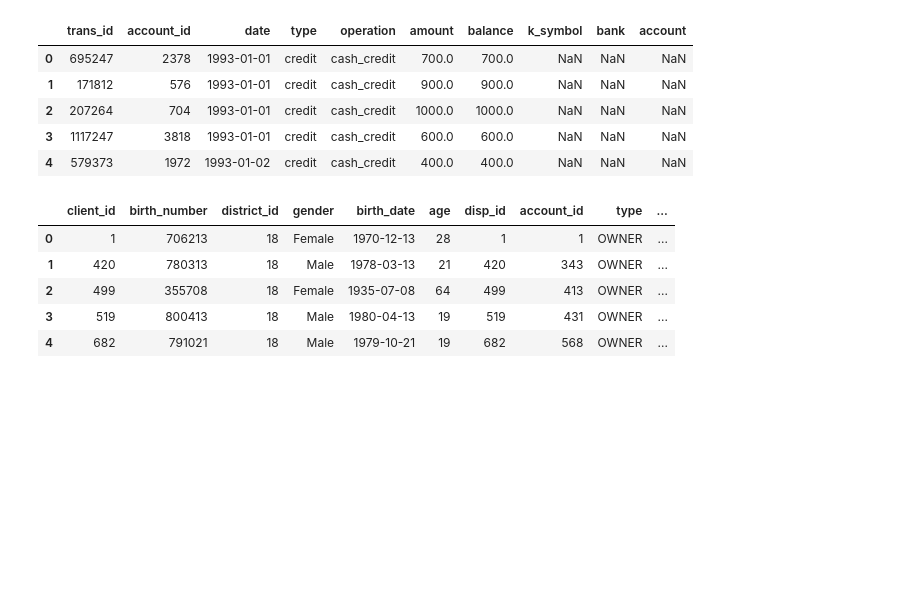
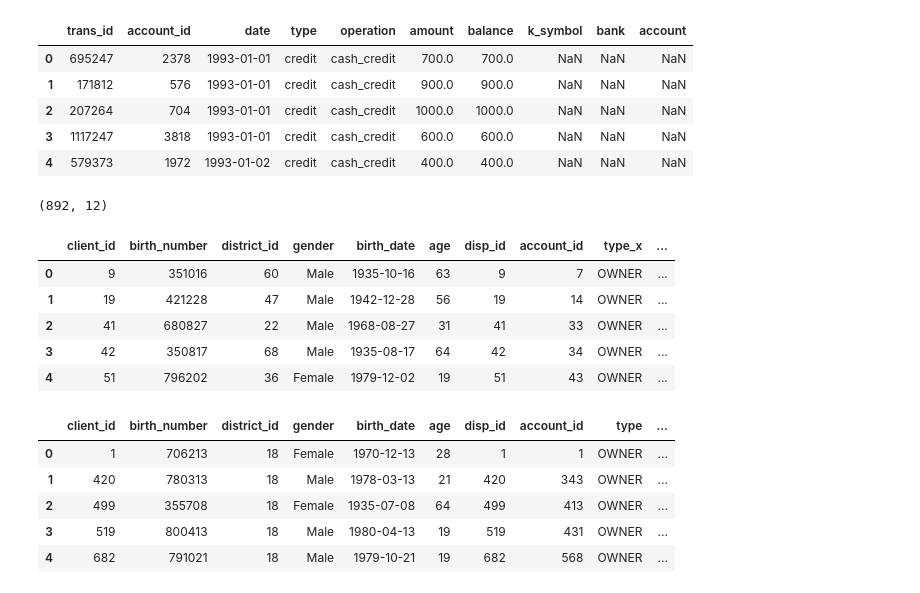
Before and after one commit to r3dlex/teachalot, a Jupyter notebook: Learning/Fgv/AplicacoesDeInteligenciaArtificial/CzechBank/Src/CzechBank.ipynb, the cells around one changed output. Cells and saved outputs as stored; diff of their text form; code cells hidden in the pictures; blank space fills up the shorter version.

```diff
--- a/Learning/Fgv/AplicacoesDeInteligenciaArtificial/CzechBank/Src/CzechBank.ipynb
+++ b/Learning/Fgv/AplicacoesDeInteligenciaArtificial/CzechBank/Src/CzechBank.ipynb
@@ -228,6 +228,18 @@ Name: operation, dtype: int64
 | 2 | 207264 | 704 | 1993-01-01 | credit | cash_credit | 1000.0 | 1000.0 | NaN | NaN | NaN |
 | 3 | 1117247 | 3818 | 1993-01-01 | credit | cash_credit | 600.0 | 600.0 | NaN | NaN | NaN |
 | 4 | 579373 | 1972 | 1993-01-02 | credit | cash_credit | 400.0 | 400.0 | NaN | NaN | NaN |
+# %%
+clients_cards = pd.merge(clients_dispositions, credit_cards, on = 'disp_id', suffi)
+print(clients_cards.shape)
+clients_cards.head()
+# %% [output]
+(892, 12)
+|  | client_id | birth_number | district_id | gender | birth_date | age | disp_id | account_id | type_x | ... |
+| 0 | 9 | 351016 | 60 | Male | 1935-10-16 | 63 | 9 | 7 | OWNER | ... |
+| 1 | 19 | 421228 | 47 | Male | 1942-12-28 | 56 | 19 | 14 | OWNER | ... |
+| 2 | 41 | 680827 | 22 | Male | 1968-08-27 | 31 | 41 | 33 | OWNER | ... |
+| 3 | 42 | 350817 | 68 | Male | 1935-08-17 | 64 | 42 | 34 | OWNER | ... |
+| 4 | 51 | 796202 | 36 | Female | 1979-12-02 | 19 | 51 | 43 | OWNER | ... |
 # %%
 clients_districts = pd.merge(clients_dispositions, districts, on = 'district_id')
 clients_districts.loc[clients_districts['unemploy_rate_95'] == '?', 'unemploy_rate_95'] = np.average(clients_districts['unemploy_rate_95'] != '?')
```
Also changed, not shown: parts of 3 cells of this notebook.
